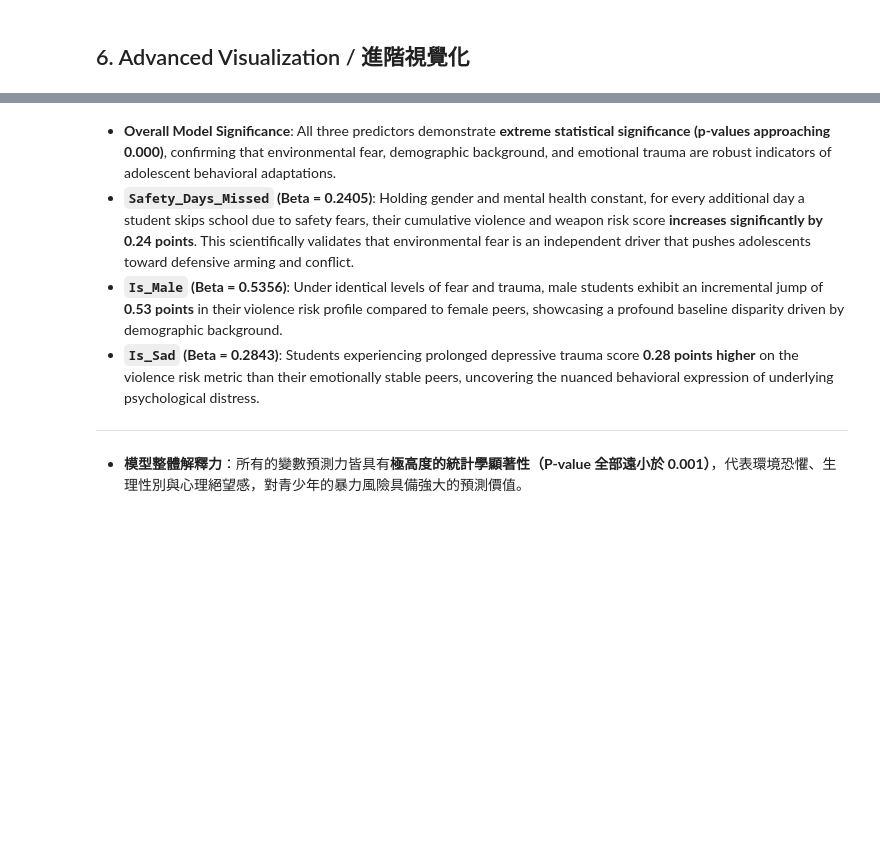
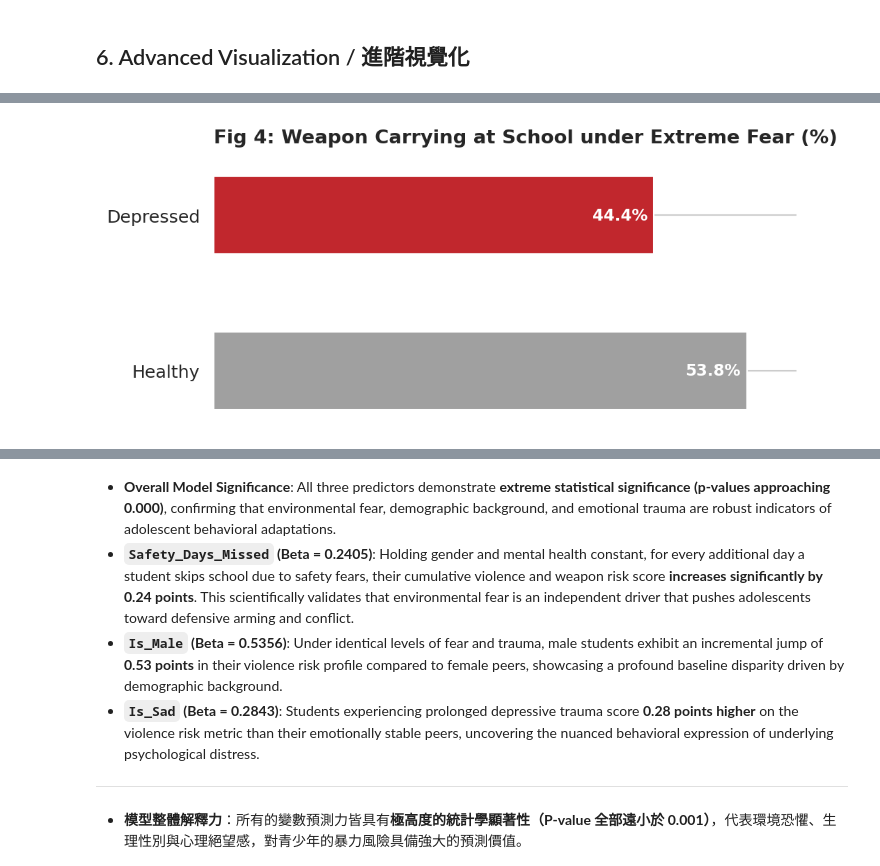
Before and after one commit to Geraldand/2026SpringStat2-Final-Individual-Project, a Jupyter notebook: notebooks / Final_Individual_Project.ipynb, the cells around one changed output, grey strips where cells are left out. Cells and saved outputs as stored; diff of their text form; code cells hidden in the pictures; blank space fills up the shorter version.

```diff
--- a/notebooks / Final_Individual_Project.ipynb
+++ b/notebooks / Final_Individual_Project.ipynb
@@ -409,0 +503,48 @@ print("✅ Figure successfully generated without errors and saved as 'regression
+# %%
+# ==========================================
+# 📊 Figure 4: Horizontal Bar Chart (The Perfect Storm)
+# ==========================================
+plt.figure(figsize=(7, 3.2), dpi=150)
+
+# Isolate the extreme fear group (Students who missed exactly 6 days)
+extreme_fear = df_plot[df_plot['Safety_Days_Missed'] == 6.0]
+
+# CORRECTED: Explicitly separate groups based on valid YRBS coding
+# In YRBS: 1 = Yes (Depressed), 2 = No (Healthy).
+# We filter directly from the cleaned categorical state to avoid grouping errors.
+healthy_group = extreme_fear[extreme_fear['SadOrHopeless'] == 2]
+sad_group = extreme_fear[extreme_fear['SadOrHopeless'] == 1]
+
+# Calculate the actual conditional probability (incidence rate) for school weapon carrying
+p_healthy = healthy_group['WeaponCarryingAtSchool_bin'].mean() * 100
+p_sad = sad_group['WeaponCarryingAtSchool_bin'].mean() * 100
+
+# Zero-division and NaN protection for highly restricted sub-samples
+p_healthy = 0 if pd.isna(p_healthy) else p_healthy
+p_sad = 0 if pd.isna(p_sad) else p_sad
+
+# Generate the horizontal bar plot with thematic colors
+bars = plt.barh(['Healthy', 'Depressed'], [p_healthy, p_sad], color=['#a0a0a0', '#c1272d'], height=0.5)
+plt.title('Fig 4: Weapon Carrying at School under Extreme Fear (%)', fontweight='bold', loc='left', pad=15)
+
+# Dynamically scale the X-axis to prevent text clipping
+max_value = max(p_healthy, p_sad)
+plt.xlim(0, max_value + 5)
+
+# Adjust data label text placement dynamically based on bar size
+for bar in bars:
+    width = bar.get_width()
+    x_pos = width - 0.6 if width > 2 else width + 0.6
+    ha_align = 'right' if width > 2 else 'left'
+    text_color = 'white' if width > 2 else 'black'
+
+    plt.text(x_pos, bar.get_y() + bar.get_height()/2,
+             f'{width:.1f}%', va='center', ha=ha_align, color=text_color, fontweight='bold', fontsize=11)
+
+sns.despine(left=True, bottom=True)
+plt.xticks([]) # Hide X-axis numeric ticks for a cleaner minimalist presentation
+plt.tight_layout()
+plt.savefig('scheme1_fig4.png')
+plt.show()
+# %% [output]
+[figure, added]
```
Also changed, not shown: parts of 12 cells of this notebook.
